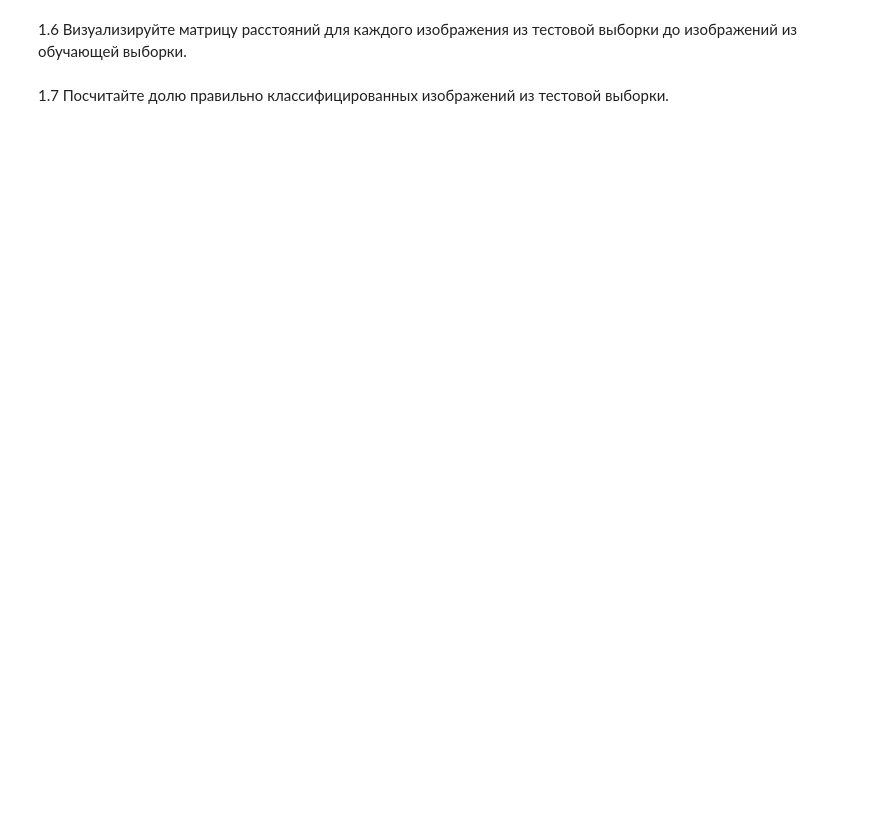
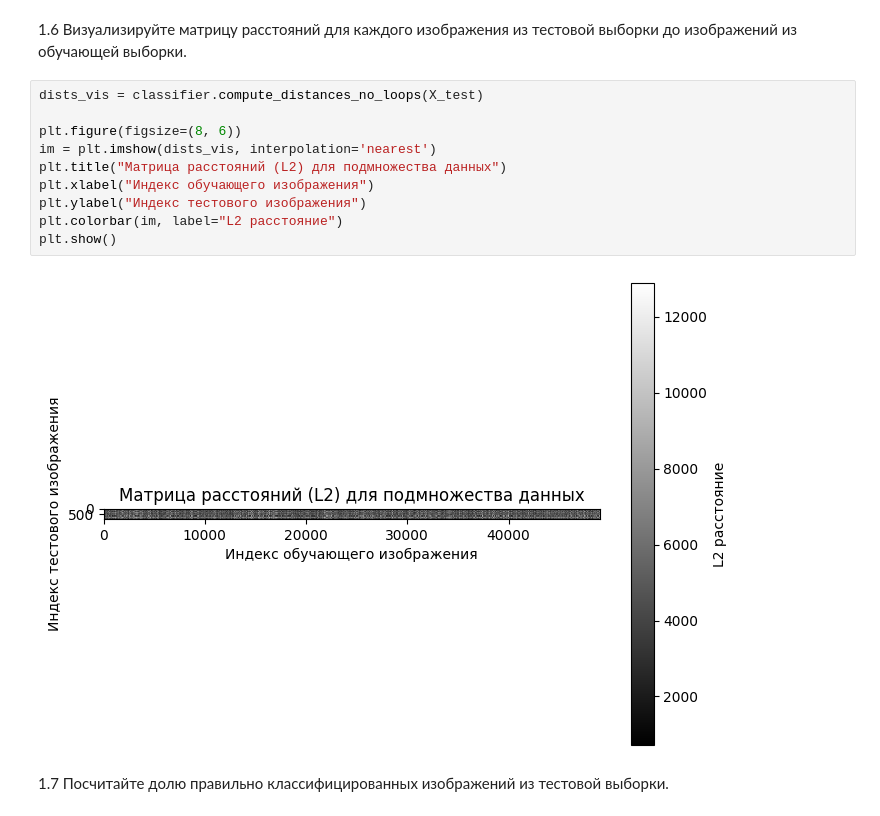
Before and after one commit to CJIABHbIU/DL_Course_SamU_2025, a Jupyter notebook: lab_1-2/assignment1.ipynb, the cells around one changed output. Cells and saved outputs as stored; diff of their text form; blank space fills up the shorter version.

```diff
--- a/lab_1-2/assignment1.ipynb
+++ b/lab_1-2/assignment1.ipynb
@@ -81,5 +137,17 @@ classifier.train(X_train, y_train)
 # %% [markdown]
 1.6 Визуализируйте матрицу расстояний для каждого изображения из тестовой выборки до изображений из обучающей выборки.
+# %%
+dists_vis = classifier.compute_distances_no_loops(X_test)
+
+plt.figure(figsize=(8, 6))
+im = plt.imshow(dists_vis, interpolation='nearest')
+plt.title("Матрица расстояний (L2) для подмножества данных")
+plt.xlabel("Индекс обучающего изображения")
+plt.ylabel("Индекс тестового изображения")
+plt.colorbar(im, label="L2 расстояние")
+plt.show()
+# %% [output]
+[figure, added]
 # %% [markdown]
 
 1.7 Посчитайте долю правильно классифицированных изображений из тестовой выборки.
```
Also changed, not shown: parts of 21 cells of this notebook, 15 other files.
